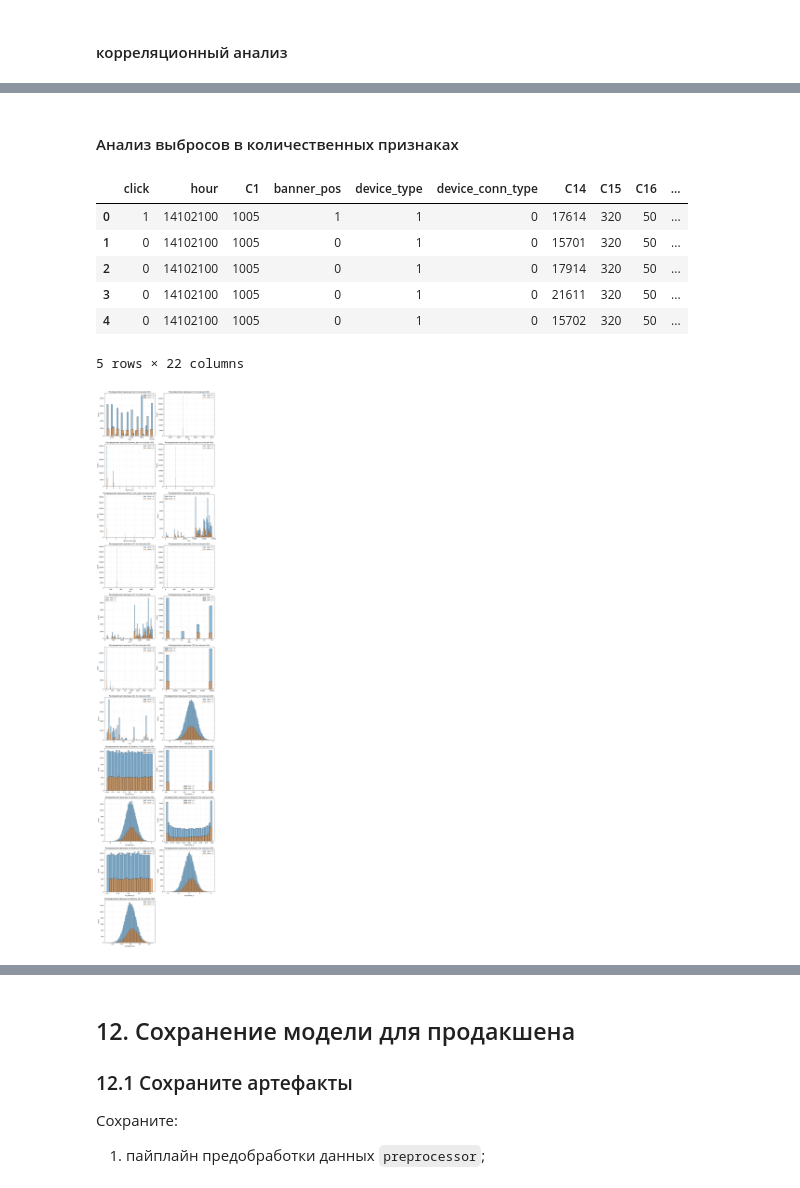
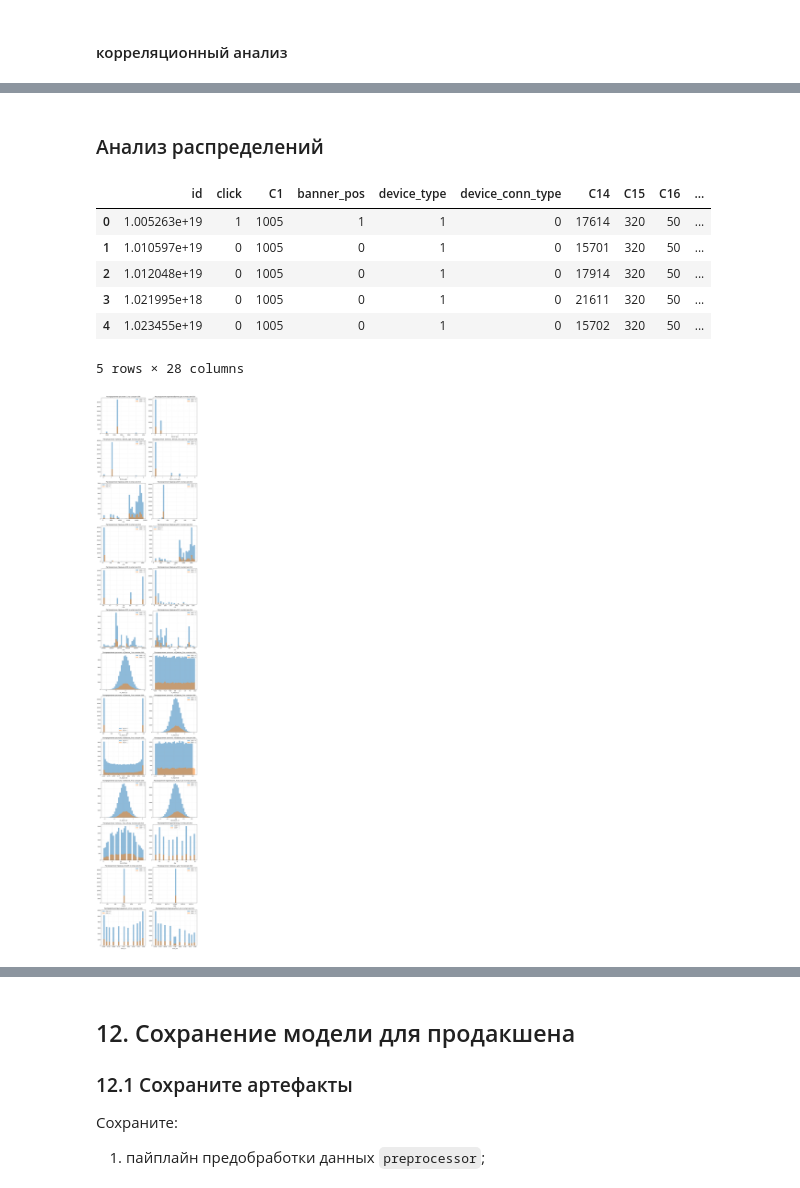
Before and after one commit to Plakhotniuk/practicum_ds, a Jupyter notebook: ml/svm/project.ipynb, the cells around one changed output, grey strips where cells are left out. Saved outputs shown, nothing was run; the diff lists cells and outputs as text; code cells hidden in the pictures.

```diff
--- a/ml/svm/project.ipynb
+++ b/ml/svm/project.ipynb
@@ -316,0 +339,16 @@ df[num_cols].head()
+# %%
+# преобразуем hour в формат даты
+hour_str = df['hour'].astype(str).str.zfill(8)
+dt_format = pd.to_datetime(hour_str, format="%y%m%d%H")
+
+#
+df['hour_of_day'] = dt_format.dt.hour
+df['day'] = dt_format.dt.day
+df['month'] = dt_format.dt.month
+df['year'] = dt_format.dt.year
+
+# циклические признаки (чтобы 23ч и 0ч воспринимались, как близкие значения)
+df['hour_sin'] = np.sin(2 * np.pi * df['hour_of_day'] / 24)
+df['hour_cos'] = np.cos(2 * np.pi * df['hour_of_day'] / 24)
+
+df = df.drop(columns=['hour'])
@@ -316,0 +385,5 @@ df[num_cols].head()
+# %%
+# обновляем значение категиальных и числовых признаков
+cat_cols = df.select_dtypes(include=['object', 'str']).columns
+num_cols = df.select_dtypes(include=['int', 'float']).columns
+cat_cols, len(cat_cols), num_cols, len(num_cols)
@@ -409,23 +475,20 @@ df.head()
 # %% [markdown]
-#### Анализ выбросов в количественных признаках
+### Анализ распределений
 # %%
-num_cols_upd = [
-    'click', 'hour', 'C1', 'banner_pos', 'device_type',
-       'device_conn_type', 'C14', 'C15', 'C16', 'C17', 'C18', 'C19', 'C20',
-       'C21', 'ml_feature_1', 'ml_feature_3', 'ml_feature_4', 'ml_feature_5',
-       'ml_feature_6', 'ml_feature_8', 'ml_feature_9', 'ml_feature_10'
-]
-df[num_cols_upd].head()
+df[num_cols].head()
 # %% [output]
-|  | click | hour | C1 | banner_pos | device_type | device_conn_type | C14 | C15 | C16 | ... |
-| 0 | 1 | 14102100 | 1005 | 1 | 1 | 0 | 17614 | 320 | 50 | ... |
-| 1 | 0 | 14102100 | 1005 | 0 | 1 | 0 | 15701 | 320 | 50 | ... |
-| 2 | 0 | 14102100 | 1005 | 0 | 1 | 0 | 17914 | 320 | 50 | ... |
-| 3 | 0 | 14102100 | 1005 | 0 | 1 | 0 | 21611 | 320 | 50 | ... |
-| 4 | 0 | 14102100 | 1005 | 0 | 1 | 0 | 15702 | 320 | 50 | ... |
+|  | id | click | C1 | banner_pos | device_type | device_conn_type | C14 | C15 | C16 | ... |
+| 0 | 1.005263e+19 | 1 | 1005 | 1 | 1 | 0 | 17614 | 320 | 50 | ... |
+| 1 | 1.010597e+19 | 0 | 1005 | 0 | 1 | 0 | 15701 | 320 | 50 | ... |
+| 2 | 1.012048e+19 | 0 | 1005 | 0 | 1 | 0 | 17914 | 320 | 50 | ... |
+| 3 | 1.021995e+18 | 0 | 1005 | 0 | 1 | 0 | 21611 | 320 | 50 | ... |
+| 4 | 1.023455e+19 | 0 | 1005 | 0 | 1 | 0 | 15702 | 320 | 50 | ... |
-5 rows × 22 columns
+5 rows × 28 columns
 # %%
-def boxplot_describe(feature_names_list: list[str], df: pd.DataFrame=df, fig_sz: tuple[int, int] = (12, 5), target='click'):
+def boxplot_describe(
+    feature_names_list: list[str], df: pd.DataFrame=df,
+    fig_sz: tuple[int, int] = (12, 5), target='click', density=True
+):
     n_features = len(feature_names_list)
     n_cols = 2
     n_rows = (n_features + n_cols - 1) // n_cols
@@ -441,8 +504,8 @@ def boxplot_describe(feature_names_list: list[str], df: pd.DataFrame=df, fig_sz:
         data_1 = data.iloc[idx_1]
         data_0 = data.iloc[idx_0]
 
-        sns.histplot(data=data_0, ax=ax, alpha=0.5, label=f'{target} = 0')
-        sns.histplot(data=data_1, ax=ax, alpha=0.5, label=f'{target} = 1')
+        ax.hist(data_0, density=density, alpha=0.5, label=f'{target} = 0', bins=30)
+        ax.hist(data_1, density=density, alpha=0.5, label=f'{target} = 1', bins=30)
 
         ax.set_title(f'Распределение признака {feature} по классам {target}')
         ax.set_xlabel(feature)
@@ -455,6 +518,7 @@ def boxplot_describe(feature_names_list: list[str], df: pd.DataFrame=df, fig_sz:
     plt.tight_layout()
     plt.show()
 # %%
-boxplot_describe(feature_names_list=num_cols_upd[1:], df=df)
+
+boxplot_describe(feature_names_list=num_cols[2:], df=df, density=False)
 # %% [output]
-[figure, old version]
+[figure, new version]
```
Also changed, not shown: parts of 169 cells of this notebook.
